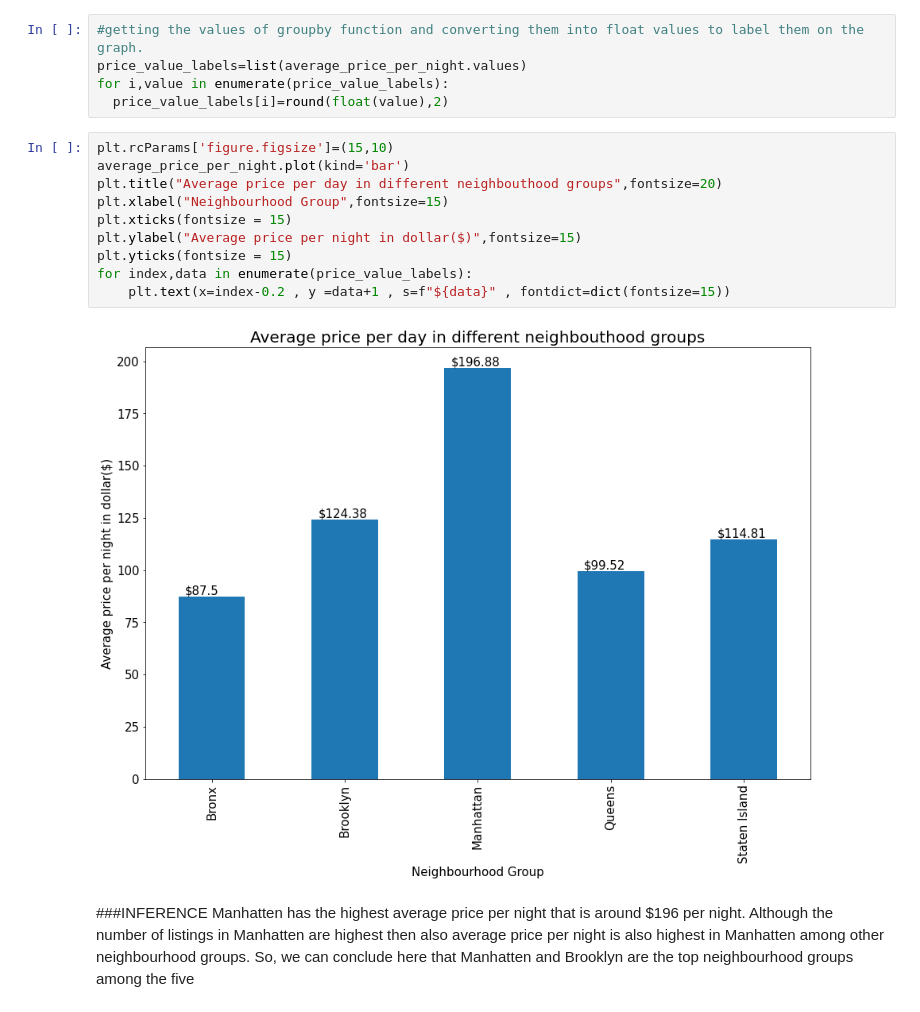
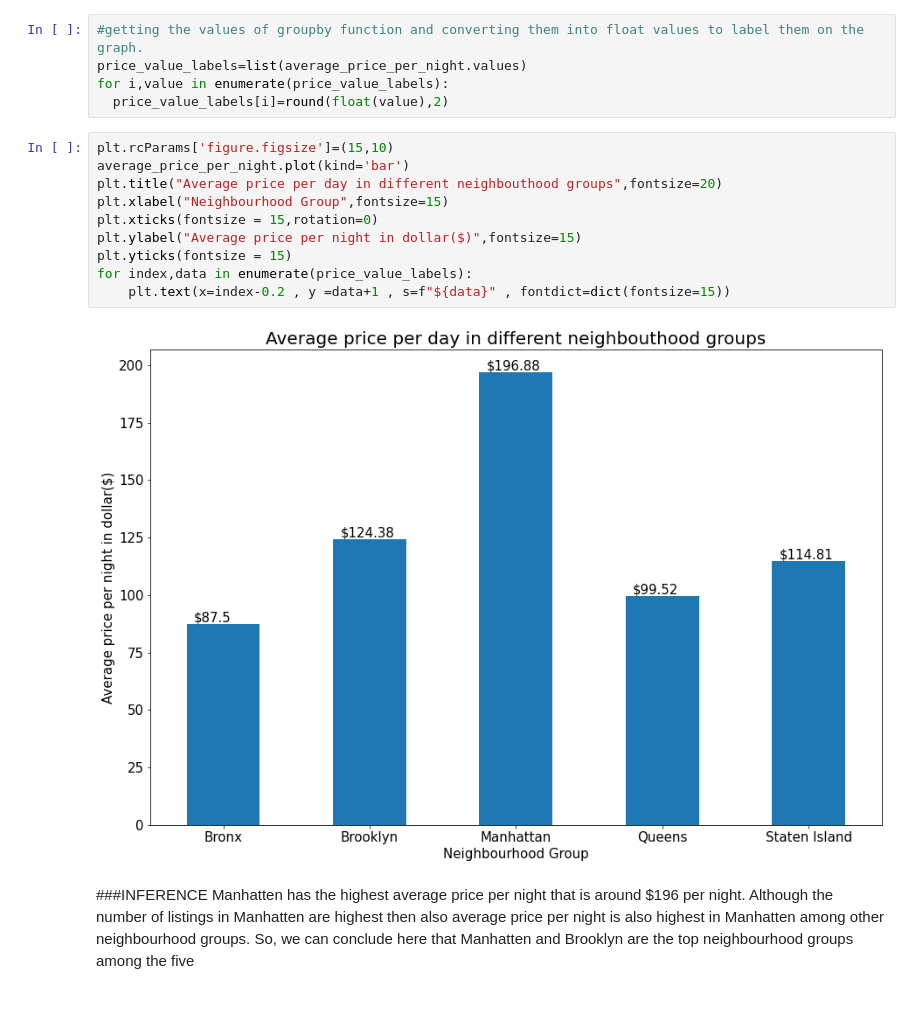
Before and after one commit to shubhamjangid510/EDA-Capstone-Airbnb-Analysis, a Jupyter notebook: Airbnb_Bookings_Analysis_Capstone_Project.ipynb, the cells around one changed output. Drawn from its saved outputs; the diff is of its cells as text.

```diff
--- a/Airbnb_Bookings_Analysis_Capstone_Project.ipynb
+++ b/Airbnb_Bookings_Analysis_Capstone_Project.ipynb
@@ -185,15 +189,15 @@ for i,value in enumerate(price_value_labels):
 # %%
 plt.rcParams['figure.figsize']=(15,10)
 average_price_per_night.plot(kind='bar')
 plt.title("Average price per day in different neighbouthood groups",fontsize=20)
 plt.xlabel("Neighbourhood Group",fontsize=15)
-plt.xticks(fontsize = 15)
+plt.xticks(fontsize = 15,rotation=0)
 plt.ylabel("Average price per night in dollar($)",fontsize=15)
 plt.yticks(fontsize = 15)
 for index,data in enumerate(price_value_labels):
     plt.text(x=index-0.2 , y =data+1 , s=f"${data}" , fontdict=dict(fontsize=15))
 # %% [output]
-[figure, old version]
+[figure, new version]
 # %% [markdown]
 ###INFERENCE
 Manhatten has the highest average price per night that is around $196 per night. Although the number of listings in Manhatten are highest then also average price per night is also highest in Manhatten among other neighbourhood groups.
```
Also changed, not shown: parts of 23 cells of this notebook.
